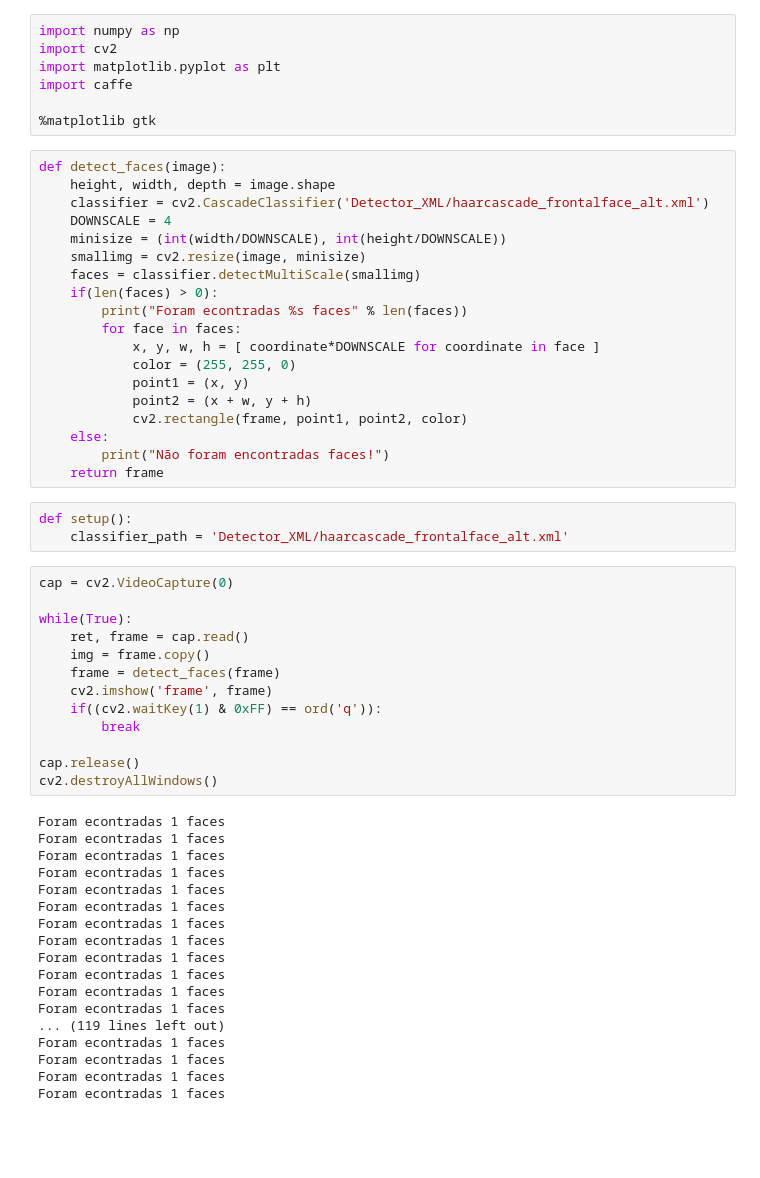
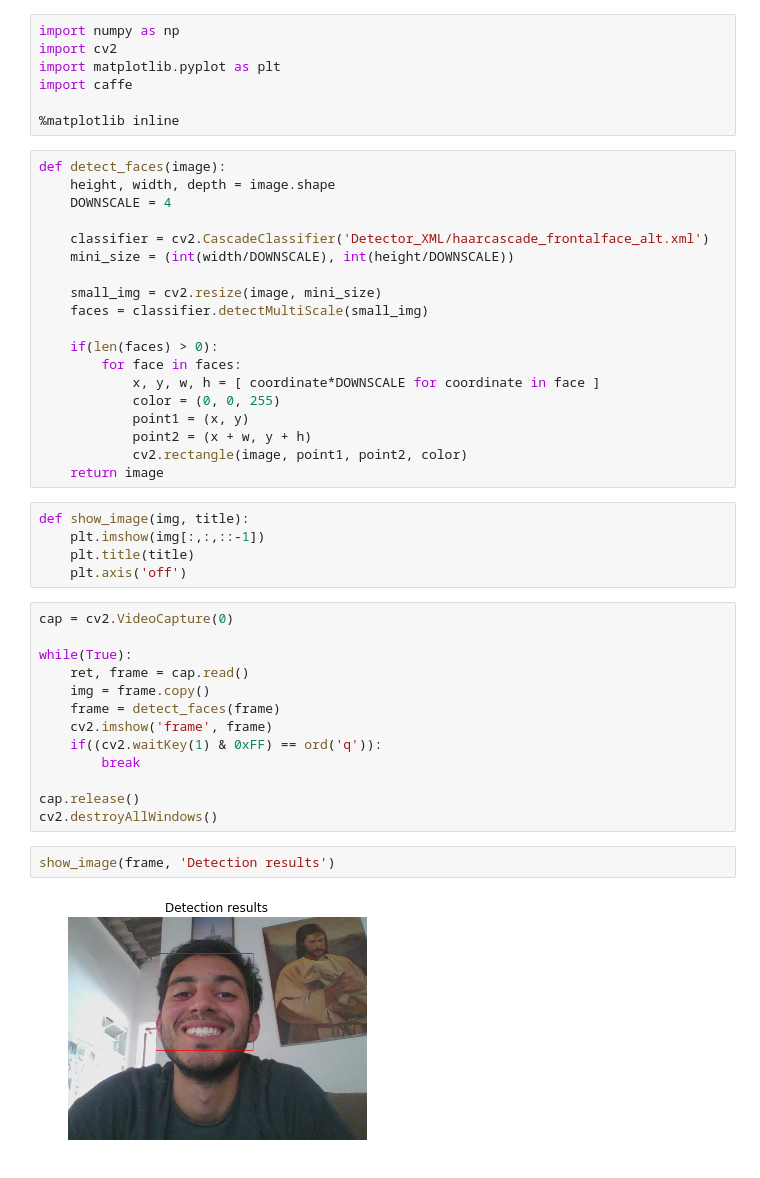
Before and after one commit to ParleyMartins/das, a Jupyter notebook: faces_cats_dogs.ipynb, the cells around one changed output. Drawn from its saved outputs; the diff is of its cells as text; blank space fills up the shorter version.

Commit message:
Show images with detection and without it

```diff
--- a/faces_cats_dogs.ipynb
+++ b/faces_cats_dogs.ipynb
@@ -4,29 +4,31 @@ import cv2
 import matplotlib.pyplot as plt
 import caffe
 
-%matplotlib gtk
+%matplotlib inline
 # %%
 def detect_faces(image):
     height, width, depth = image.shape
+    DOWNSCALE = 4
+
     classifier = cv2.CascadeClassifier('Detector_XML/haarcascade_frontalface_alt.xml')
-    DOWNSCALE = 4
-    minisize = (int(width/DOWNSCALE), int(height/DOWNSCALE))
-    smallimg = cv2.resize(image, minisize)
-    faces = classifier.detectMultiScale(smallimg)
+    mini_size = (int(width/DOWNSCALE), int(height/DOWNSCALE))
+
+    small_img = cv2.resize(image, mini_size)
+    faces = classifier.detectMultiScale(small_img)
+
     if(len(faces) > 0):
-        print("Foram econtradas %s faces" % len(faces))
         for face in faces:
             x, y, w, h = [ coordinate*DOWNSCALE for coordinate in face ]
-            color = (255, 255, 0)
+            color = (0, 0, 255)
             point1 = (x, y)
             point2 = (x + w, y + h)
-            cv2.rectangle(frame, point1, point2, color)
-    else:
-        print("Não foram encontradas faces!")
-    return frame
+            cv2.rectangle(image, point1, point2, color)
+    return image
-# %%
-def setup():
-    classifier_path = 'Detector_XML/haarcascade_frontalface_alt.xml'
+# %%
+def show_image(img, title):
+    plt.imshow(img[:,:,::-1])
+    plt.title(title)
+    plt.axis('off')
 # %%
 cap = cv2.VideoCapture(0)
 
@@ -40,21 +42,7 @@ while(True):
 
 cap.release()
 cv2.destroyAllWindows()
-# %% [output]
-Foram econtradas 1 faces
-Foram econtradas 1 faces
-Foram econtradas 1 faces
-Foram econtradas 1 faces
-Foram econtradas 1 faces
-Foram econtradas 1 faces
-Foram econtradas 1 faces
-Foram econtradas 1 faces
-Foram econtradas 1 faces
-Foram econtradas 1 faces
-Foram econtradas 1 faces
-Foram econtradas 1 faces
-... (119 lines left out)
-Foram econtradas 1 faces
-Foram econtradas 1 faces
-Foram econtradas 1 faces
-Foram econtradas 1 faces
+# %%
+show_image(frame, 'Detection results')
+# %% [output]
+[figure, added]
```
Also changed, not shown: parts of 1 cell of this notebook.
